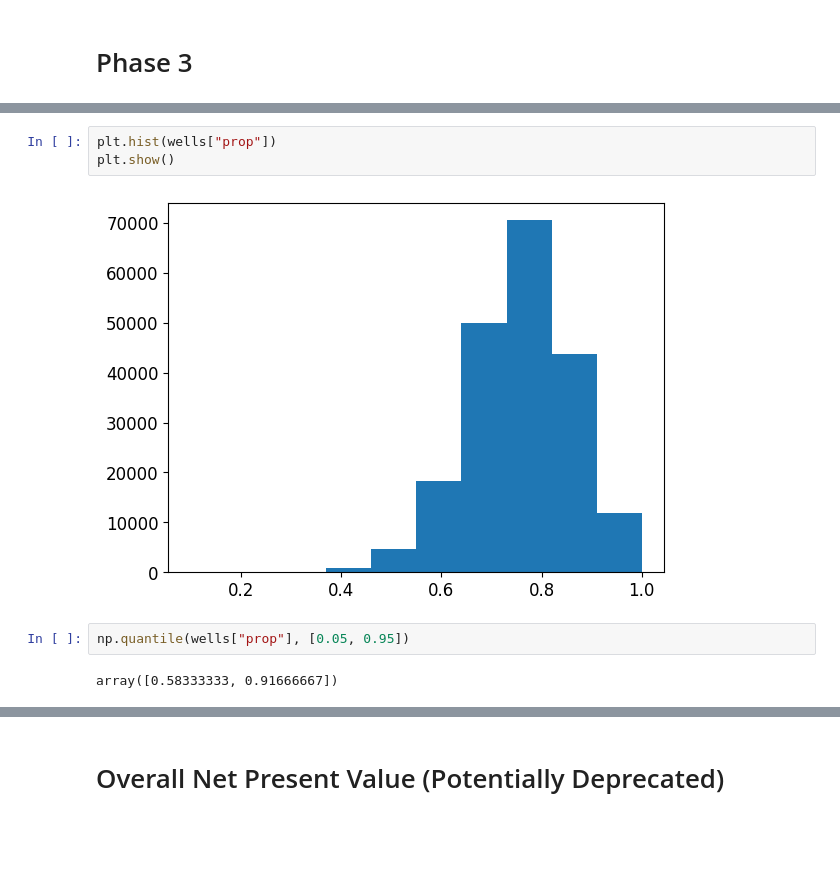
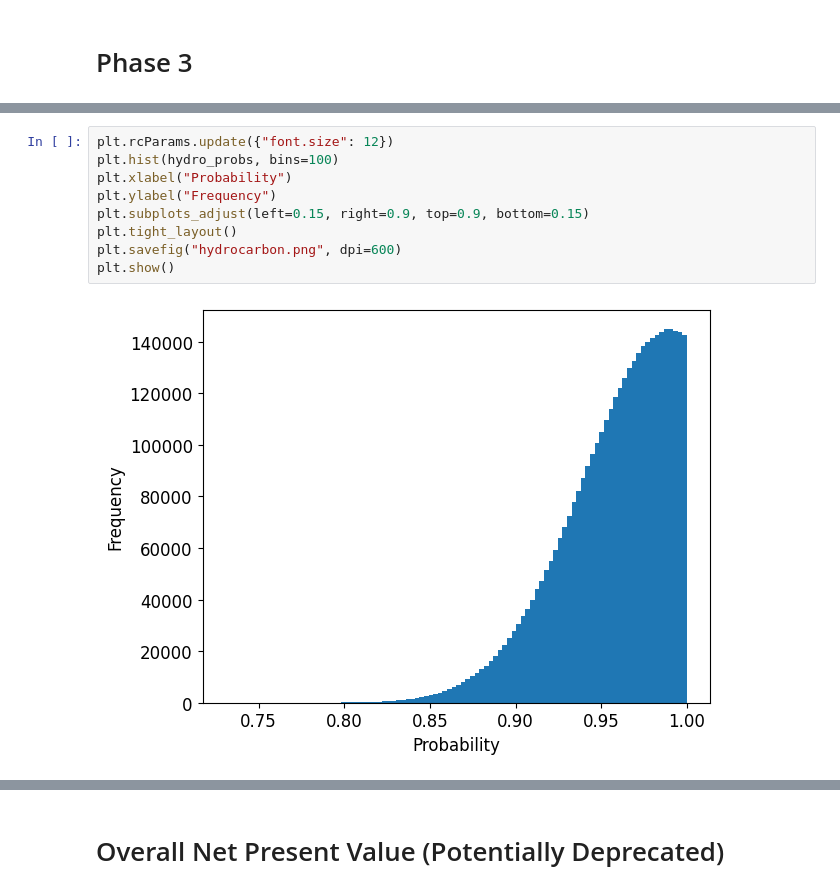
Before and after one commit to yangrchen/blue5-spring-one-homework, a Jupyter notebook: simulation/HW3/yang.ipynb, the cells around one changed output, grey strips where cells are left out. Cells and saved outputs as stored; diff of their text form; blank space fills up the shorter version.

```diff
--- a/simulation/HW3/yang.ipynb
+++ b/simulation/HW3/yang.ipynb
@@ -307,9 +301,11 @@ plt.show()
-# %%
-plt.hist(wells["prop"])
-plt.show()
-# %% [output]
-[figure, removed]
-# %%
-np.quantile(wells["prop"], [0.05, 0.95])
-# %% [output]
-array([0.58333333, 0.91666667])
+# %%
+plt.rcParams.update({"font.size": 12})
+plt.hist(hydro_probs, bins=100)
+plt.xlabel("Probability")
+plt.ylabel("Frequency")
+plt.subplots_adjust(left=0.15, right=0.9, top=0.9, bottom=0.15)
+plt.tight_layout()
+plt.savefig("hydrocarbon.png", dpi=600)
+plt.show()
+# %% [output]
+[figure, added]
```
Also changed, not shown: parts of 23 cells of this notebook, 4 other files.
